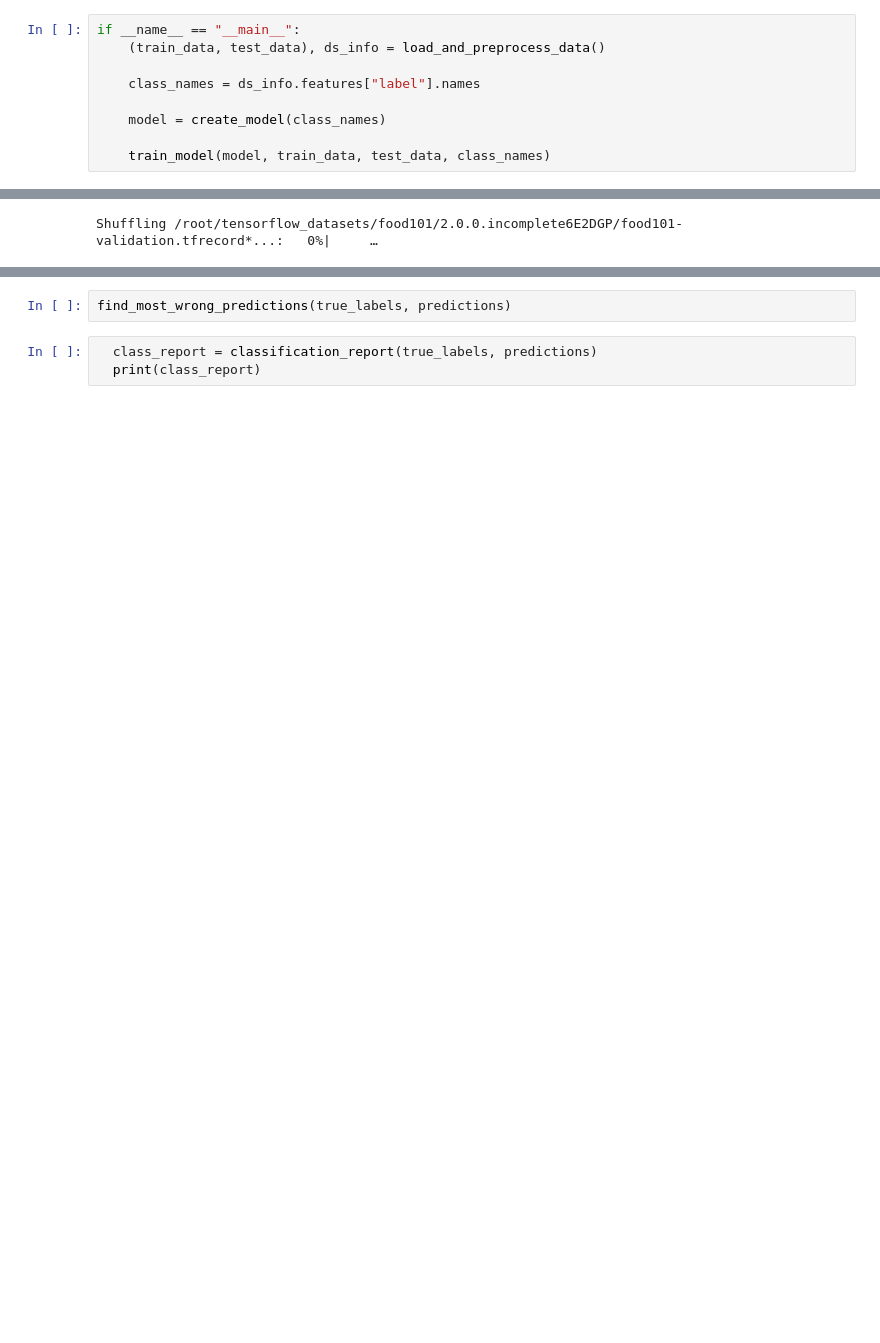
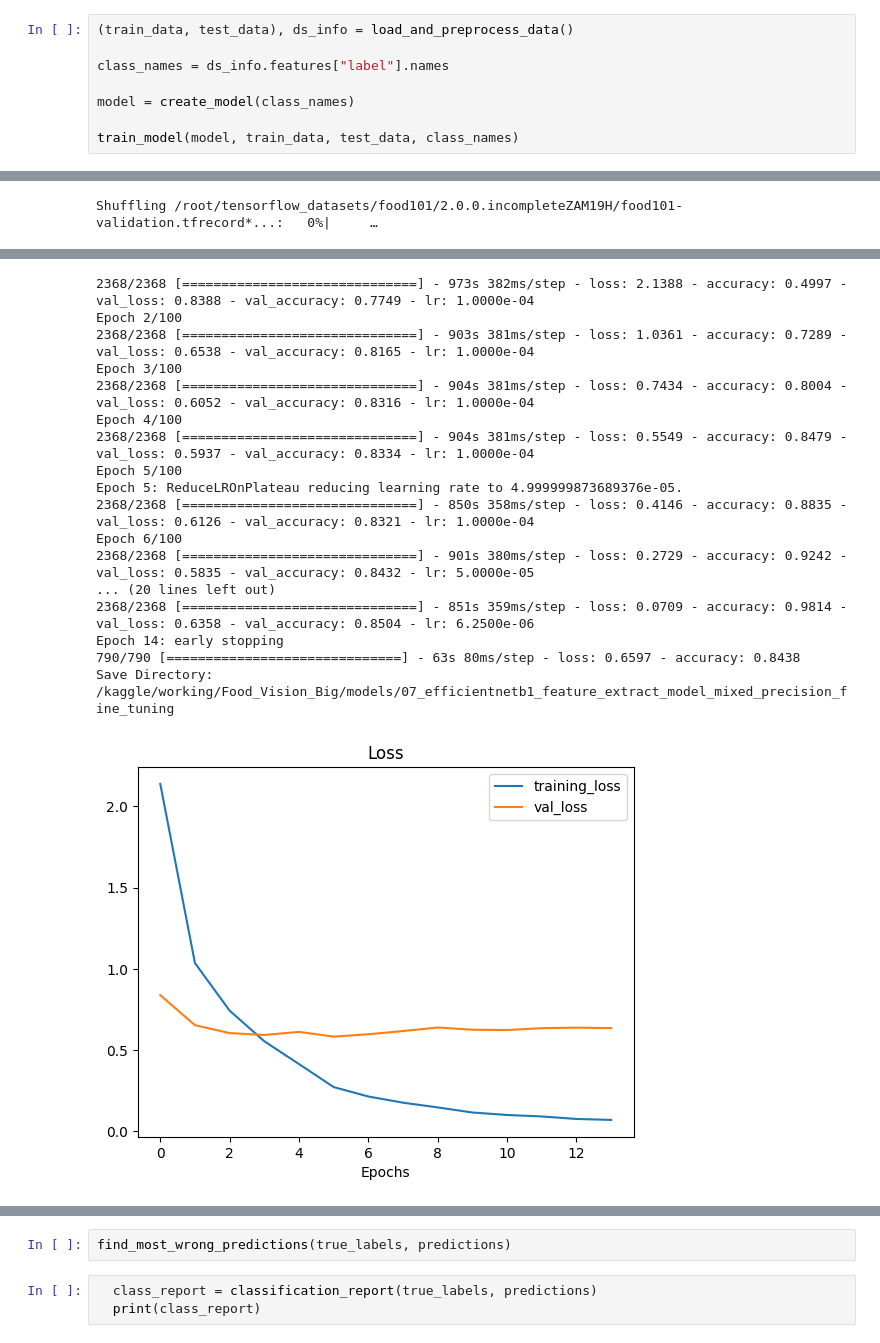
Before and after one commit to Zisimopoulou/Food_Vision_Big, a Jupyter notebook: main.ipynb, the cells around one changed output, grey strips where cells are left out. Drawn from its saved outputs; the diff is of its cells as text; blank space fills up the shorter version.

Commit message:
add main file with new trained model in kaggle

```diff
--- a/main.ipynb
+++ b/main.ipynb
@@ -20,12 +25,11 @@ Mounted at /content/drive
 # %%
-if __name__ == "__main__":
-    (train_data, test_data), ds_info = load_and_preprocess_data()
+(train_data, test_data), ds_info = load_and_preprocess_data()
 
-    class_names = ds_info.features["label"].names
+class_names = ds_info.features["label"].names
 
-    model = create_model(class_names)
+model = create_model(class_names)
 
-    train_model(model, train_data, test_data, class_names)
+train_model(model, train_data, test_data, class_names)
 # %% [output]
 Downloading and preparing dataset 4.65 GiB (download: 4.65 GiB, generated: Unknown size, total: 4.65 GiB) to /root/tensorflow_datasets/food101/2.0.0...
 Dl Completed...: 0 url [00:00, ? url/s]
@@ -33,4 +37,4 @@ Shuffling /root/tensorflow_datasets/food101/2.0.0.incomplete6E2DGP/food101-train
-Shuffling /root/tensorflow_datasets/food101/2.0.0.incomplete6E2DGP/food101-validation.tfrecord*...:   0%|     …
+Shuffling /root/tensorflow_datasets/food101/2.0.0.incompleteZAM19H/food101-validation.tfrecord*...:   0%|     …
 Dataset food101 downloaded and prepared to /root/tensorflow_datasets/food101/2.0.0. Subsequent calls will reuse this data.
 Downloading data from https://storage.googleapis.com/keras-applications/efficientnetb1_notop.h5
 27018416/27018416 [==============================] - 0s 0us/step
@@ -50,0 +44,18 @@ Epoch 17/100
+2368/2368 [==============================] - 973s 382ms/step - loss: 2.1388 - accuracy: 0.4997 - val_loss: 0.8388 - val_accuracy: 0.7749 - lr: 1.0000e-04
+Epoch 2/100
+2368/2368 [==============================] - 903s 381ms/step - loss: 1.0361 - accuracy: 0.7289 - val_loss: 0.6538 - val_accuracy: 0.8165 - lr: 1.0000e-04
+Epoch 3/100
+2368/2368 [==============================] - 904s 381ms/step - loss: 0.7434 - accuracy: 0.8004 - val_loss: 0.6052 - val_accuracy: 0.8316 - lr: 1.0000e-04
+Epoch 4/100
+2368/2368 [==============================] - 904s 381ms/step - loss: 0.5549 - accuracy: 0.8479 - val_loss: 0.5937 - val_accuracy: 0.8334 - lr: 1.0000e-04
+Epoch 5/100
+Epoch 5: ReduceLROnPlateau reducing learning rate to 4.999999873689376e-05.
+2368/2368 [==============================] - 850s 358ms/step - loss: 0.4146 - accuracy: 0.8835 - val_loss: 0.6126 - val_accuracy: 0.8321 - lr: 1.0000e-04
+Epoch 6/100
+2368/2368 [==============================] - 901s 380ms/step - loss: 0.2729 - accuracy: 0.9242 - val_loss: 0.5835 - val_accuracy: 0.8432 - lr: 5.0000e-05
+... (20 lines left out)
+2368/2368 [==============================] - 851s 359ms/step - loss: 0.0709 - accuracy: 0.9814 - val_loss: 0.6358 - val_accuracy: 0.8504 - lr: 6.2500e-06
+Epoch 14: early stopping
+790/790 [==============================] - 63s 80ms/step - loss: 0.6597 - accuracy: 0.8438
+Save Directory: /kaggle/working/Food_Vision_Big/models/07_efficientnetb1_feature_extract_model_mixed_precision_fine_tuning
+[figure, added]
```
Also changed, not shown: parts of 7 cells of this notebook.
